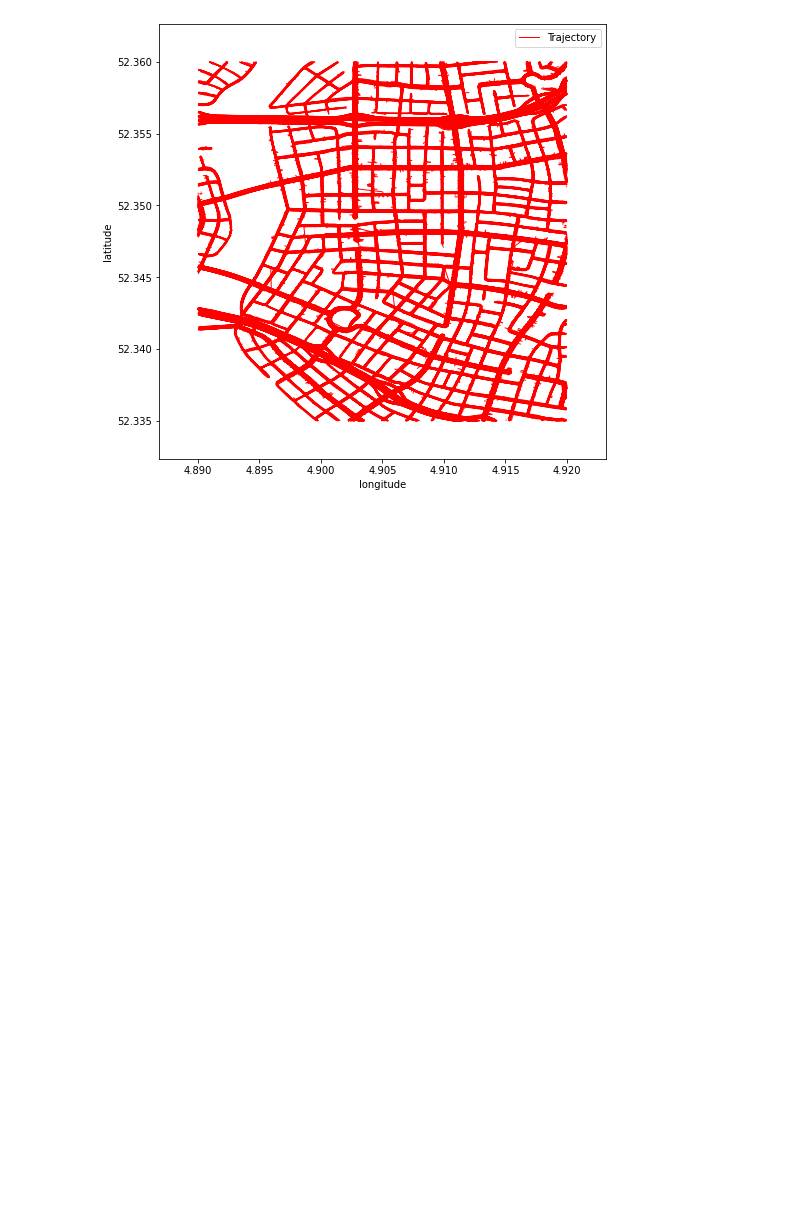
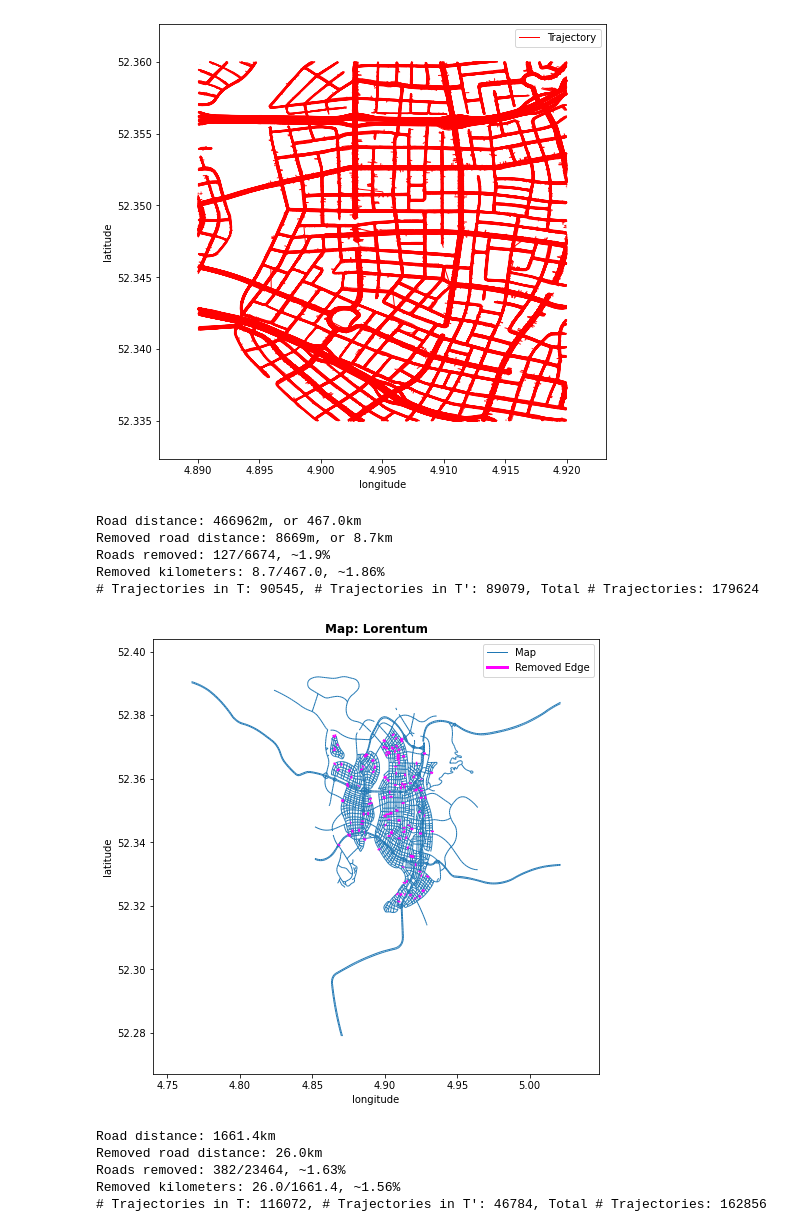
Before and after one commit to KJ-Waller/SyntheticHighways, a Jupyter notebook: ChangeDetection/notebooks/MethodFigures.ipynb, the cells around one changed output. Saved outputs shown, nothing was run; the diff lists cells and outputs as text; code cells hidden in the pictures; blank space fills up the shorter version.

Commit message:
updated notebook for dataset statistics

```diff
--- a/ChangeDetection/notebooks/MethodFigures.ipynb
+++ b/ChangeDetection/notebooks/MethodFigures.ipynb
@@ -309,3 +309,58 @@ plot_snapshots()
 [figure]
 [figure]
 [figure]
+# %%
+plot_removedroads_example(0)
+# %% [output]
+Road distance: 466962m, or 467.0km
+Removed road distance: 8669m, or 8.7km
+Roads removed: 127/6674, ~1.9%
+Removed kilometers: 8.7/467.0, ~1.86%
+# Trajectories in T: 90545, # Trajectories in T': 89079, Total # Trajectories: 179624
+[figure, added]
+# %%
+def print_dataset_stats():
+    dataset = SHDataset(noise=False)
+    total_roads_meters = []
+    removed_roads_meters = []
+    num_removed = []
+    num_edges = []
+    n_trajectories = 0
+    for i in range(len(dataset)):
+        G1,T1,G2,T2 = dataset.read_snapshots(i)
+        G12_diff = compare_snapshots(G1,G2)[1]
+        edge_colors = nx.get_edge_attributes(G12_diff, name='color')
+        n_removed = len([edge for edge, col in edge_colors.items() if col == 'magenta'])
+        n_edges = len(list(edge_colors.values()))
+        num_removed.append(n_removed)
+        num_edges.append(n_edges)
+        map_name = dataset.maps[i]['map_name']
+
+        n_trajectories += (len(T2['T']) + len(T1['T']))
+
+        total_road_meters = np.sum(list(nx.get_edge_attributes(G1, name='length').values()))
+        removed_road_meters = np.sum([edge[2]['length'] for edge in G12_diff.edges(data=True) if edge[2]['color'] == 'magenta'])
+
+
+        total_roads_meters.append(total_road_meters)
+        removed_roads_meters.append(removed_road_meters)
+
+    removed_road_km = round((np.sum(removed_roads_meters)/1000),1)
+    total_road_km = round((np.sum(total_roads_meters)/1000),1)
+
+    n_removed = np.sum(num_removed)
+    n_edges = np.sum(num_edges)
+
+    print(f'Road distance: {total_road_km}km')
+    print(f'Removed road distance: {removed_road_km}km')
+    print(f'Roads removed: {n_removed}/{n_edges}, ~{round((n_removed/n_edges)*100,2)}%')
+    print(f'Removed kilometers: {removed_road_km}/{total_road_km}, ~{round((removed_road_km/total_road_km)*100,2)}%')
+    print(f"# Trajectories in T: {len(T1['T'])}, # Trajectories in T': {len(T2['T'])}, Total # Trajectories: {len(T1['T']) + len(T2['T'])}")
+
+print_dataset_stats()
+# %% [output]
+Road distance: 1661.4km
+Removed road distance: 26.0km
+Roads removed: 382/23464, ~1.63%
+Removed kilometers: 26.0/1661.4, ~1.56%
+# Trajectories in T: 116072, # Trajectories in T': 46784, Total # Trajectories: 162856
```
